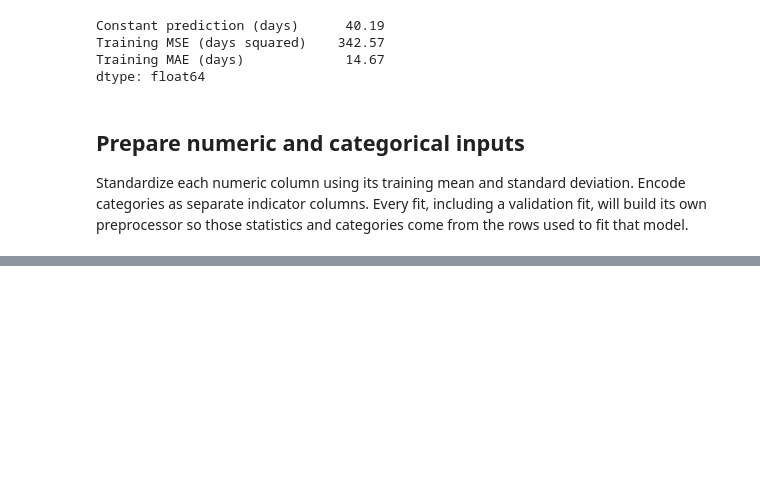
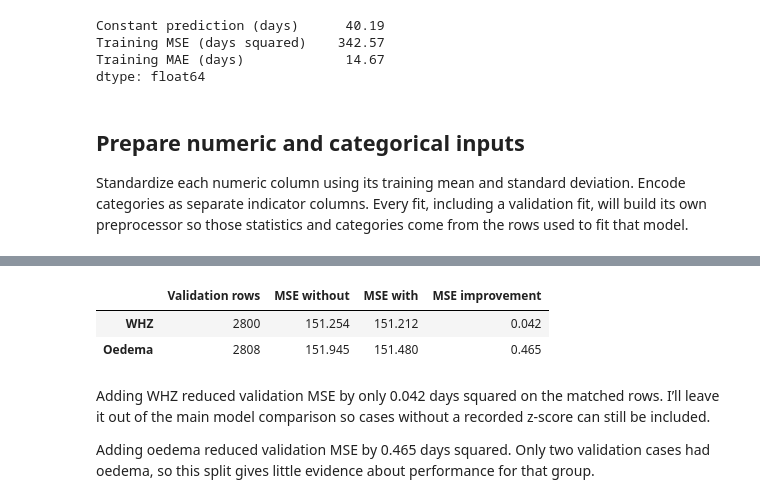
Before and after one commit to Mich-O/linear_regression_model, a Jupyter notebook: summative/linear_regression/multivariate.ipynb, the cells around one changed output, grey strips where cells are left out. Cells and saved outputs as stored; diff of their text form; code cells hidden in the pictures; blank space fills up the shorter version.

Commit message:
Check whether WHZ and oedema improve validation error

```diff
--- a/summative/linear_regression/multivariate.ipynb
+++ b/summative/linear_regression/multivariate.ipynb
@@ -252,0 +257,52 @@ pd.DataFrame(
+# %%
+from sklearn.pipeline import Pipeline
+
+fit_rows, validation_rows = train_test_split(
+    train, test_size=0.20, random_state=seed, stratify=train["adm_oedema_YN"]
+)
+
+
+def validation_mse(fitting, validation, numeric_columns, categorical_columns):
+    inputs = numeric_columns + categorical_columns
+    model = Pipeline([
+        ("preprocessing", make_preprocessor(numeric_columns, categorical_columns)),
+        ("regression", LinearRegression()),
+    ])
+    model.fit(fitting[inputs], fitting[target])
+    return mean_squared_error(validation[target], model.predict(validation[inputs]))
+
+
+whz_fit = fit_rows.dropna(subset=[z_score])
+whz_validation = validation_rows.dropna(subset=[z_score])
+without_oedema = [field for field in categorical_features if field != "adm_oedema_YN"]
+
+feature_checks = pd.DataFrame.from_dict({
+    "WHZ": {
+        "Validation rows": len(whz_validation),
+        "MSE without": validation_mse(
+            whz_fit, whz_validation, numeric_features, without_oedema
+        ),
+        "MSE with": validation_mse(
+            whz_fit, whz_validation, [*numeric_features, z_score], without_oedema
+        ),
+    },
+    "Oedema": {
+        "Validation rows": len(validation_rows),
+        "MSE without": validation_mse(
+            fit_rows, validation_rows, numeric_features, without_oedema
+        ),
+        "MSE with": validation_mse(
+            fit_rows, validation_rows, numeric_features, categorical_features
+        ),
+    },
+}, orient="index")
+feature_checks["MSE improvement"] = feature_checks["MSE without"] - feature_checks["MSE with"]
+feature_checks.round(3)
+# %% [output]
+|  | Validation rows | MSE without | MSE with | MSE improvement |
+| WHZ | 2800 | 151.254 | 151.212 | 0.042 |
+| Oedema | 2808 | 151.945 | 151.480 | 0.465 |
+# %% [markdown]
+Adding WHZ reduced validation MSE by only 0.042 days squared on the matched rows. I’ll leave it out of the main model comparison so cases without a recorded z-score can still be included.
+
+Adding oedema reduced validation MSE by 0.465 days squared. Only two validation cases had oedema, so this split gives little evidence about performance for that group.
```
Also changed, not shown: parts of 1 cell of this notebook.
